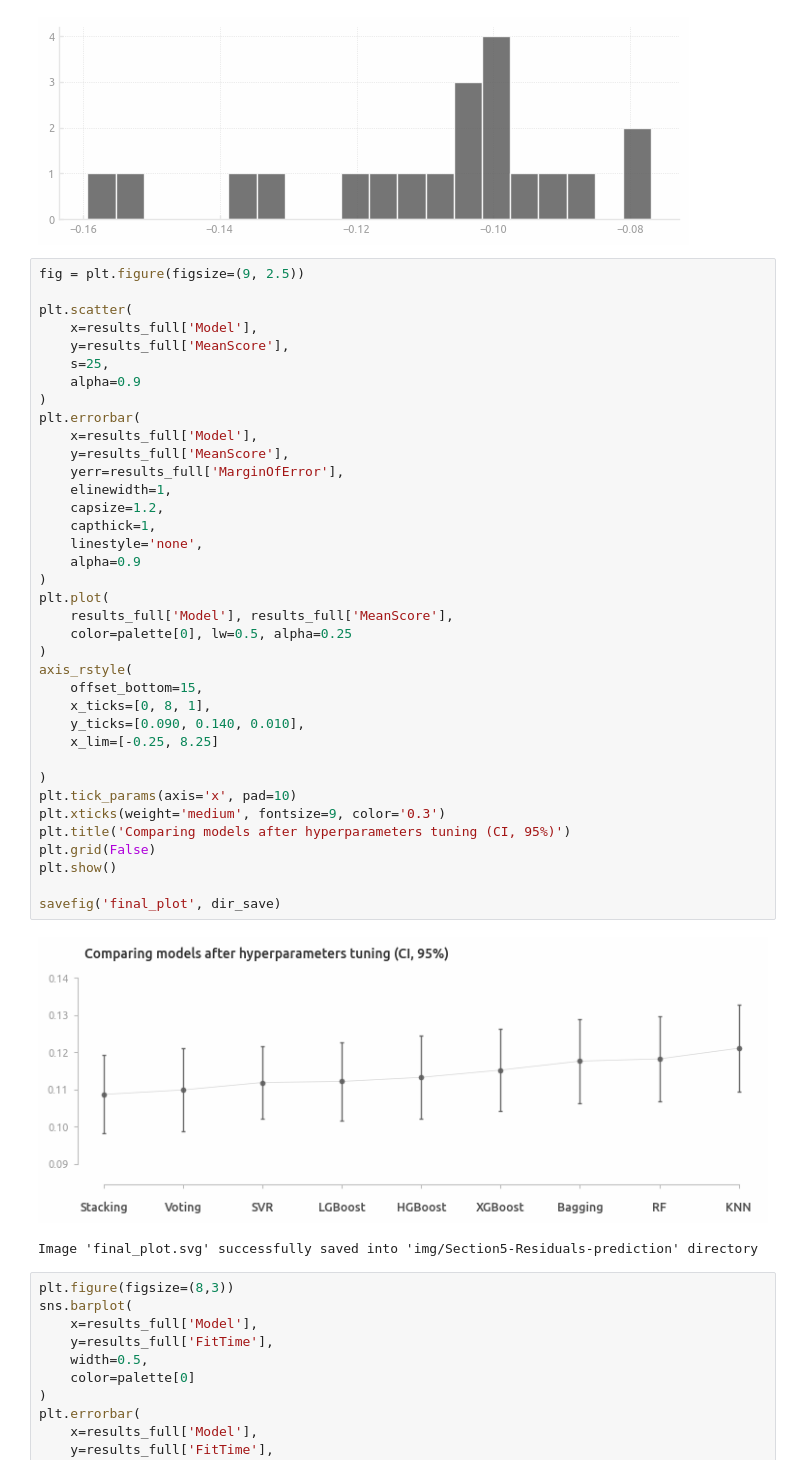
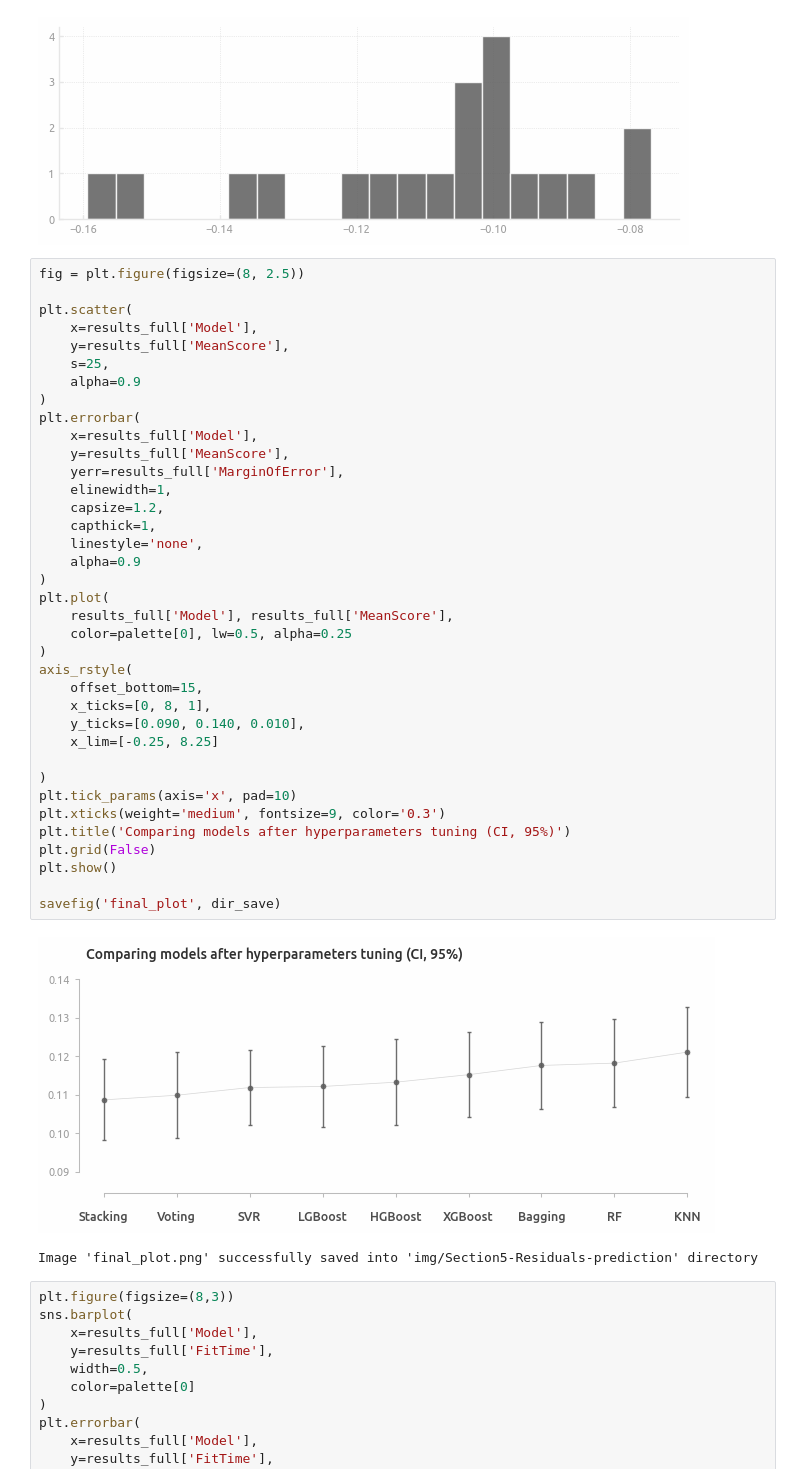
Before and after one commit to a-chasovsky/house-prices, a Jupyter notebook: Section5-Residuals-prediction.ipynb, the cells around one changed output. Drawn from its saved outputs; the diff is of its cells as text.

Commit message:
Section5,7

```diff
--- a/Section5-Residuals-prediction.ipynb
+++ b/Section5-Residuals-prediction.ipynb
@@ -667,7 +667,7 @@ plt.hist(estimator_stack_cv['test_score'], bins=20, alpha=0.85);
 # %% [output]
 [figure]
 # %%
-fig = plt.figure(figsize=(9, 2.5))
+fig = plt.figure(figsize=(8, 2.5))
 
 plt.scatter(
     x=results_full['Model'],
@@ -677,35 +677,35 @@ plt.scatter(
 )
 plt.errorbar(
     x=results_full['Model'],
     y=results_full['MeanScore'],
     yerr=results_full['MarginOfError'],
     elinewidth=1,
     capsize=1.2,
     capthick=1,
     linestyle='none',
     alpha=0.9
 )
 plt.plot(
     results_full['Model'], results_full['MeanScore'],
     color=palette[0], lw=0.5, alpha=0.25
 )
 axis_rstyle(
     offset_bottom=15,
     x_ticks=[0, 8, 1],
     y_ticks=[0.090, 0.140, 0.010],
     x_lim=[-0.25, 8.25]
 
 )
 plt.tick_params(axis='x', pad=10)
 plt.xticks(weight='medium', fontsize=9, color='0.3')
 plt.title('Comparing models after hyperparameters tuning (CI, 95%)')
 plt.grid(False)
 plt.show()
 
 savefig('final_plot', dir_save)
 # %% [output]
-[figure, old version]
+[figure, new version]
-Image 'final_plot.svg' successfully saved into 'img/Section5-Residuals-prediction' directory
+Image 'final_plot.png' successfully saved into 'img/Section5-Residuals-prediction' directory
 # %%
 plt.figure(figsize=(8,3))
 sns.barplot(
```
Also changed, not shown: parts of 3 cells of this notebook, 6 other files.
